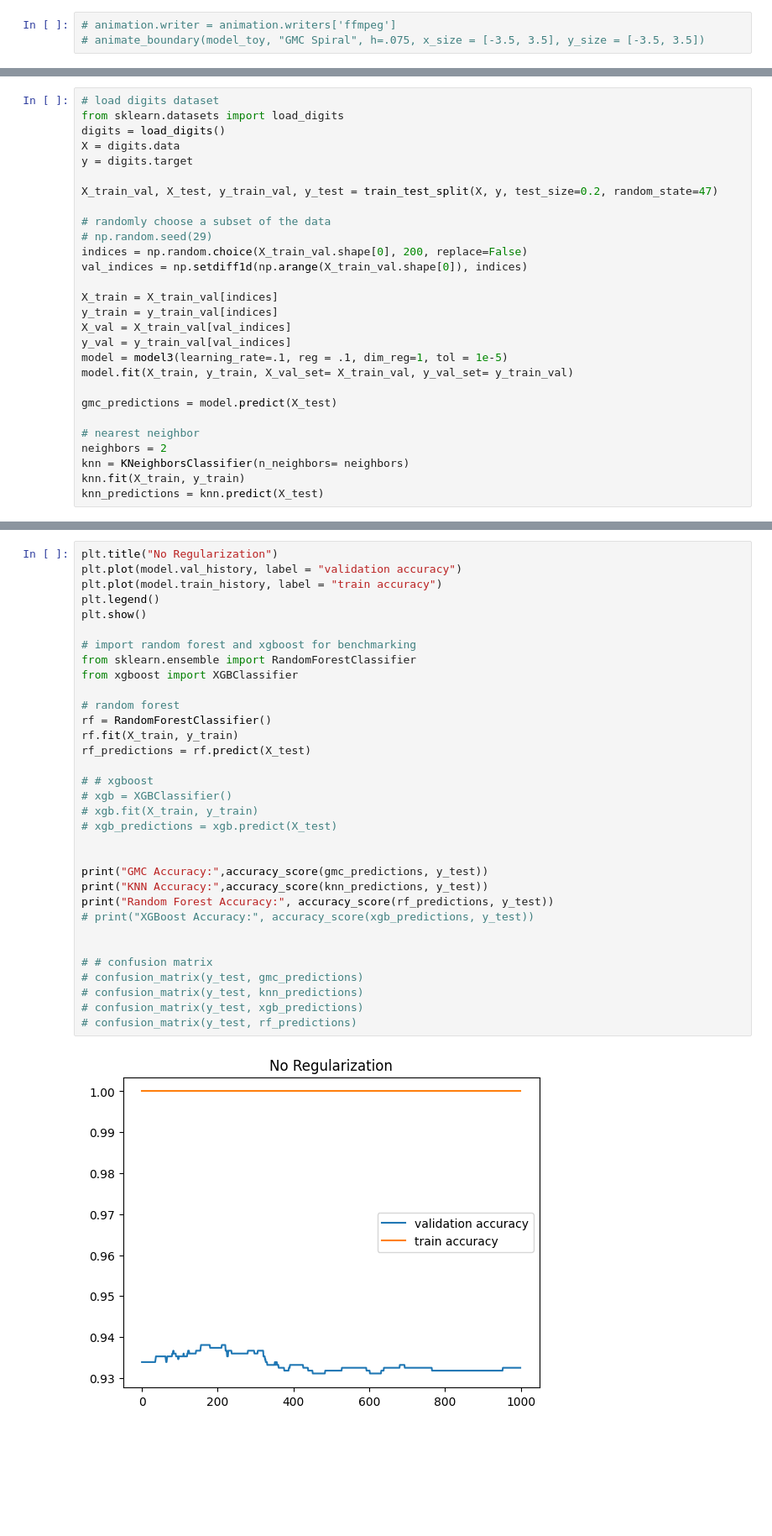
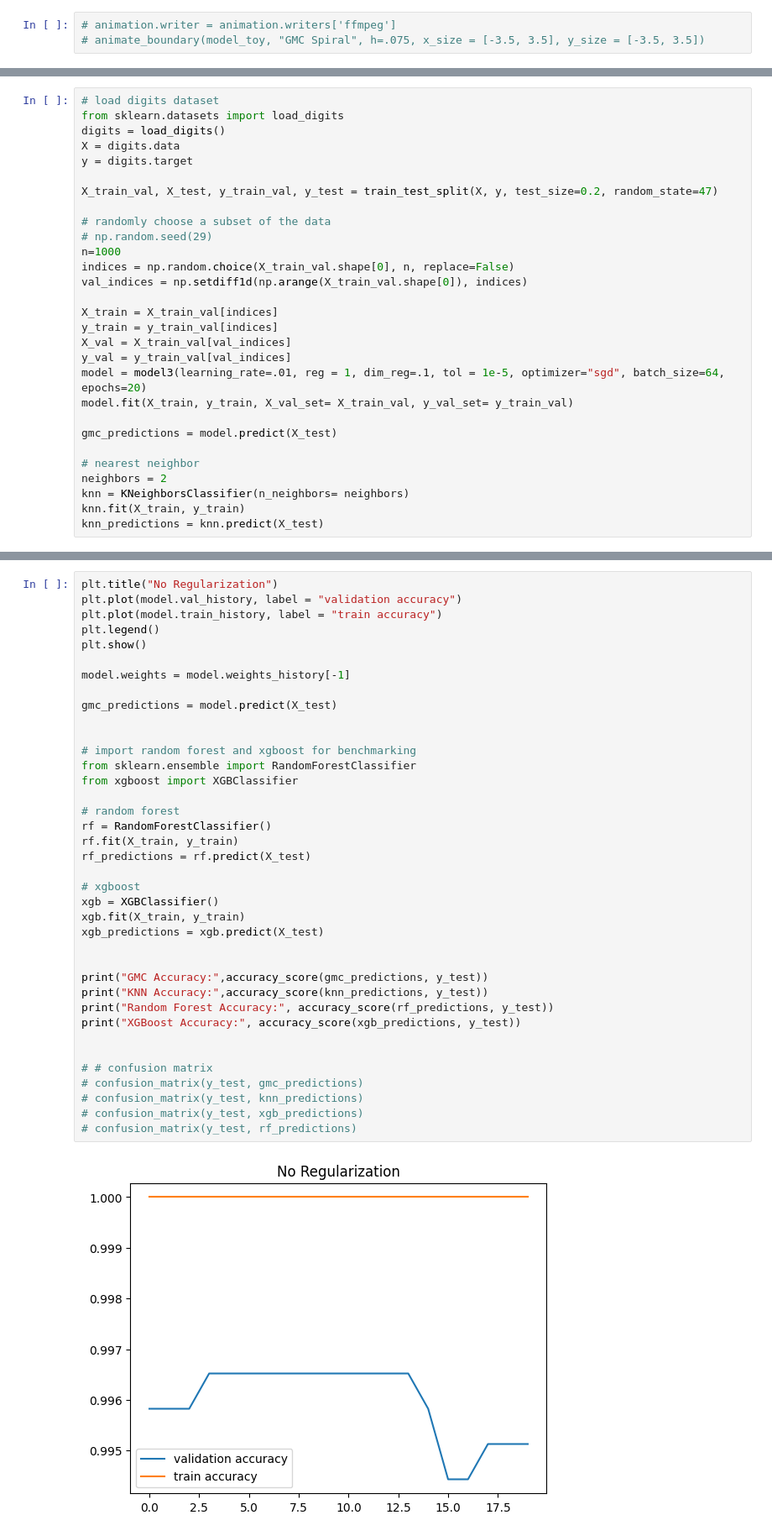
Before and after one commit to samlayton99/ML_and_Optimizaiton, a Jupyter notebook: MCMC nearest neighbor/method3.ipynb, the cells around one changed output, grey strips where cells are left out. Shown at 84% size. Saved outputs shown, nothing was run; the diff lists cells and outputs as text; blank space fills up the shorter version.

```diff
--- a/MCMC nearest neighbor/method3.ipynb
+++ b/MCMC nearest neighbor/method3.ipynb
@@ -459,14 +671,15 @@ X_train_val, X_test, y_train_val, y_test = train_test_split(X, y, test_size=0.2,
 
 # randomly choose a subset of the data
 # np.random.seed(29)
-indices = np.random.choice(X_train_val.shape[0], 200, replace=False)
+n=1000
+indices = np.random.choice(X_train_val.shape[0], n, replace=False)
 val_indices = np.setdiff1d(np.arange(X_train_val.shape[0]), indices)
 
 X_train = X_train_val[indices]
 y_train = y_train_val[indices]
 X_val = X_train_val[val_indices]
 y_val = y_train_val[val_indices]
-model = model3(learning_rate=.1, reg = .1, dim_reg=1, tol = 1e-5)
+model = model3(learning_rate=.01, reg = 1, dim_reg=.1, tol = 1e-5, optimizer="sgd", batch_size=64, epochs=20)
 model.fit(X_train, y_train, X_val_set= X_train_val, y_val_set= y_train_val)
 
 gmc_predictions = model.predict(X_test)
@@ -497,35 +692,40 @@ knn_predictions = knn.predict(X_test)
 # %%
 plt.title("No Regularization")
 plt.plot(model.val_history, label = "validation accuracy")
 plt.plot(model.train_history, label = "train accuracy")
 plt.legend()
 plt.show()
+
+model.weights = model.weights_history[-1]
+
+gmc_predictions = model.predict(X_test)
+
 
 # import random forest and xgboost for benchmarking
 from sklearn.ensemble import RandomForestClassifier
 from xgboost import XGBClassifier
 
 # random forest
 rf = RandomForestClassifier()
 rf.fit(X_train, y_train)
 rf_predictions = rf.predict(X_test)
 
-# # xgboost
-# xgb = XGBClassifier()
-# xgb.fit(X_train, y_train)
-# xgb_predictions = xgb.predict(X_test)
+# xgboost
+xgb = XGBClassifier()
+xgb.fit(X_train, y_train)
+xgb_predictions = xgb.predict(X_test)
 
 
 print("GMC Accuracy:",accuracy_score(gmc_predictions, y_test))
 print("KNN Accuracy:",accuracy_score(knn_predictions, y_test))
 print("Random Forest Accuracy:", accuracy_score(rf_predictions, y_test))
-# print("XGBoost Accuracy:", accuracy_score(xgb_predictions, y_test))
+print("XGBoost Accuracy:", accuracy_score(xgb_predictions, y_test))
 
 
 # # confusion matrix
 # confusion_matrix(y_test, gmc_predictions)
 # confusion_matrix(y_test, knn_predictions)
 # confusion_matrix(y_test, xgb_predictions)
 # confusion_matrix(y_test, rf_predictions)
 # %% [output]
-[figure, old version]
+[figure, new version]
```
Also changed, not shown: parts of 15 cells of this notebook.
